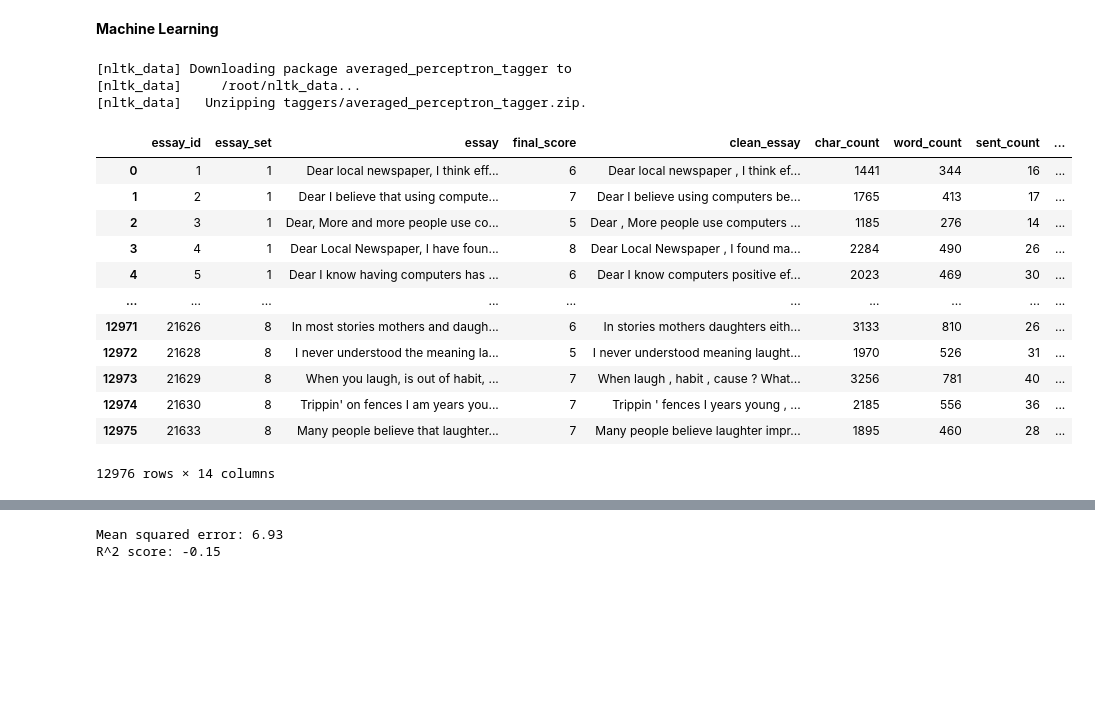
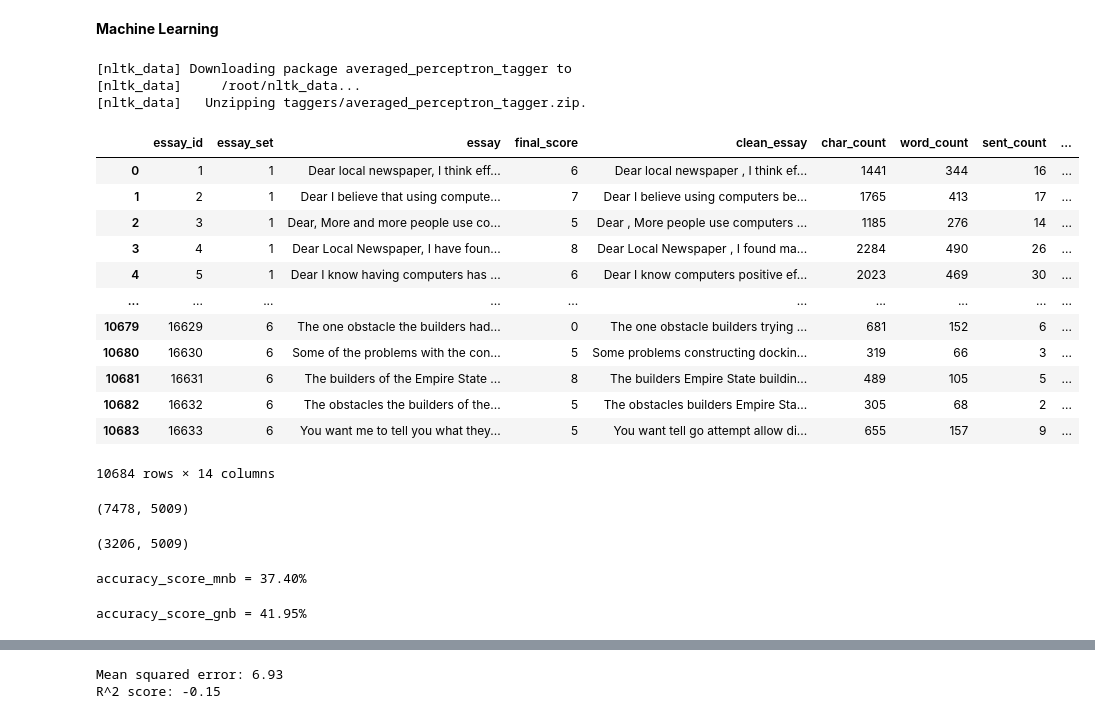
Before and after one commit to ishaan-arya/automated-essay-grading, a Jupyter notebook: Automated_Essay_Grading.ipynb, the cells around one changed output, grey strips where cells are left out. Drawn from its saved outputs; the diff is of its cells as text; code cells hidden in the pictures; blank space fills up the shorter version.

Commit message:
feat => added various classification models and performed further experimentation

```diff
--- a/Automated_Essay_Grading.ipynb
+++ b/Automated_Essay_Grading.ipynb
@@ -49,0 +41,4 @@ df2
+# %%
+#selecting essay set 1-6
+df2 = df2[df2['essay_set'] < 7]
+df2
@@ -66,4 +74,0 @@ df2.shape
-# %%
-df2.dropna(axis=1,inplace=True)
-df2.drop(columns=['rater1_domain1','rater2_domain1'],inplace=True,axis=1)
-df2
@@ -220,51 +225,47 @@ def count_pos(essay):
                 adverb_count+=1
     return noun_count,verb_count,adj_count,adverb_count
 
-data = open('big.txt').read()
-words = re.findall('[a-z]+', data.lower())
-
-def check_spell_error(essay):
-    essay=essay.lower()
-    new_essay = re.sub("[^A-Za-z0-9]"," ",essay)
-    new_essay = re.sub("[0-9]","",new_essay)
-    count=0
-    all_words = new_essay.split()
-    for i in all_words:
-        if i not in words:
-            count+=1
-    return count
+def check_spell_errors(essay):
+   essay = essay.lower()
+   new_essay = re.sub("[^A-Za-z0-9]"," ",essay)
+   new_essay = re.sub("[0-9]","",new_essay)
+   count=0
+   all_words = new_essay.split()
+   spell = SpellChecker()
+   misspelled = spell.unknown(all_words)
+   return len(misspelled)
 # %% [markdown]
 **Machine Learning**
 # %%
 #extracting features in the dataset
 
 nltk.download('averaged_perceptron_tagger')
 
 pro_data = df2.copy()
 pro_data['char_count'] = pro_data['essay'].apply(noOfChar)
 pro_data['word_count'] = pro_data['essay'].apply(noOfWords)
 pro_data['sent_count'] = pro_data['essay'].apply(noOfSent)
 pro_data['avg_word_len'] = pro_data['essay'].apply(avg_word_len)
-pro_data['spell_err_count'] = pro_data['essay'].apply(check_spell_error)
+pro_data['spell_err_count'] = pro_data['essay'].apply(check_spell_errors)
 pro_data['noun_count'], pro_data['adj_count'], pro_data['verb_count'], pro_data['adv_count'] = zip(*pro_data['essay'].map(count_pos))
 pro_data
 # %% [output]
 [nltk_data] Downloading package averaged_perceptron_tagger to
 [nltk_data]     /root/nltk_data...
 [nltk_data]   Unzipping taggers/averaged_perceptron_tagger.zip.
 |  | essay_id | essay_set | essay | final_score | clean_essay | char_count | word_count | sent_count | ... |
 | 0 | 1 | 1 | Dear local newspaper, I think eff... | 6 | Dear local newspaper , I think ef... | 1441 | 344 | 16 | ... |
 | 1 | 2 | 1 | Dear I believe that using compute... | 7 | Dear I believe using computers be... | 1765 | 413 | 17 | ... |
 | 2 | 3 | 1 | Dear, More and more people use co... | 5 | Dear , More people use computers ... | 1185 | 276 | 14 | ... |
 | 3 | 4 | 1 | Dear Local Newspaper, I have foun... | 8 | Dear Local Newspaper , I found ma... | 2284 | 490 | 26 | ... |
 | 4 | 5 | 1 | Dear I know having computers has ... | 6 | Dear I know computers positive ef... | 2023 | 469 | 30 | ... |
 | ... | ... | ... | ... | ... | ... | ... | ... | ... | ... |
-| 12971 | 21626 | 8 | In most stories mothers and daugh... | 6 | In stories mothers daughters eith... | 3133 | 810 | 26 | ... |
-| 12972 | 21628 | 8 | I never understood the meaning la... | 5 | I never understood meaning laught... | 1970 | 526 | 31 | ... |
-| 12973 | 21629 | 8 | When you laugh, is out of habit, ... | 7 | When laugh , habit , cause ? What... | 3256 | 781 | 40 | ... |
-| 12974 | 21630 | 8 | Trippin' on fences I am years you... | 7 | Trippin ' fences I years young , ... | 2185 | 556 | 36 | ... |
-| 12975 | 21633 | 8 | Many people believe that laughter... | 7 | Many people believe laughter impr... | 1895 | 460 | 28 | ... |
+| 10679 | 16629 | 6 | The one obstacle the builders had... | 0 | The one obstacle builders trying ... | 681 | 152 | 6 | ... |
+| 10680 | 16630 | 6 | Some of the problems with the con... | 5 | Some problems constructing dockin... | 319 | 66 | 3 | ... |
+| 10681 | 16631 | 6 | The builders of the Empire State ... | 8 | The builders Empire State buildin... | 489 | 105 | 5 | ... |
+| 10682 | 16632 | 6 | The obstacles the builders of the... | 5 | The obstacles builders Empire Sta... | 305 | 68 | 2 | ... |
+| 10683 | 16633 | 6 | You want me to tell you what they... | 5 | You want tell go attempt allow di... | 655 | 157 | 9 | ... |
-12976 rows × 14 columns
+10684 rows × 14 columns
 # %%
 #vectorization and train-test split
 
@@ -277,0 +279,32 @@ X_train, X_test, y_train, y_test = train_test_split(X_full, y_full, test_size =
+# %%
+X_train.shape
+# %% [output]
+(7478, 5009)
+# %%
+X_test.shape
+# %% [output]
+(3206, 5009)
+# %%
+#training the Multinomial Naive Bayes classifier model
+
+from sklearn.naive_bayes import MultinomialNB
+
+MNB = MultinomialNB()
+MNB.fit(X_train, y_train)
+accuracy_score_mnb = metrics.accuracy_score(MNB.predict(X_test), y_test)
+
+print('accuracy_score_mnb = '+str('{:04.2f}'.format(accuracy_score_mnb*100))+'%')
+# %% [output]
+accuracy_score_mnb = 37.40%
+# %%
+#training the Gaussian Naive Bayes classifier model
+
+from sklearn.naive_bayes import GaussianNB
+
+GNB = GaussianNB()
+GNB.fit(X_train, y_train)
+accuracy_score_gnb = metrics.accuracy_score(GNB.predict(X_test), y_test)
+
+print('accuracy_score_gnb = '+str('{:04.2f}'.format(accuracy_score_gnb*100))+'%')
+# %% [output]
+accuracy_score_gnb = 41.95%
```
Also changed, not shown: parts of 24 cells of this notebook.
